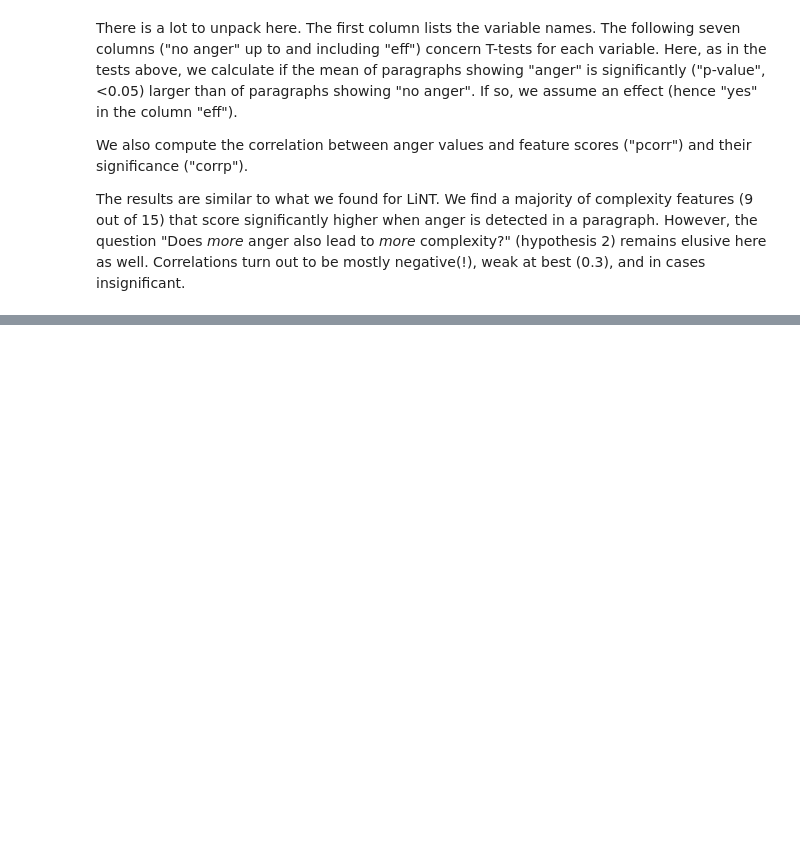
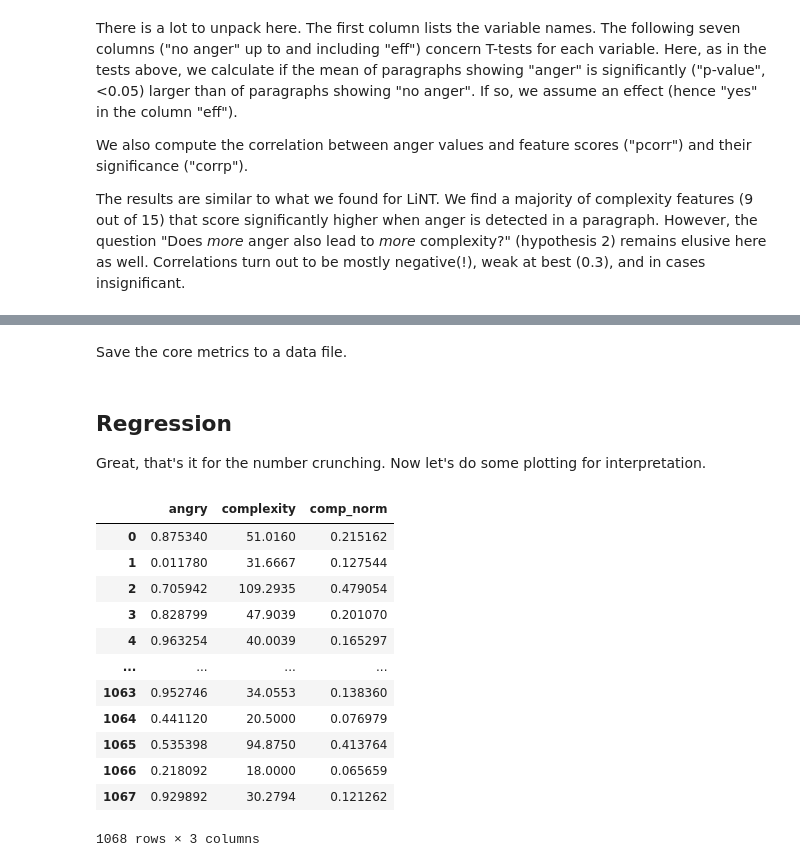
Before and after one commit to jorisvanzundert/Gul_Complexity, a Jupyter notebook: Lale_Gul-Ik_ga_leven-analysis.ipynb, the cells around one changed output, grey strips where cells are left out. Saved outputs shown, nothing was run; the diff lists cells and outputs as text; code cells hidden in the pictures; blank space fills up the shorter version.

```diff
--- a/Lale_Gul-Ik_ga_leven-analysis.ipynb
+++ b/Lale_Gul-Ik_ga_leven-analysis.ipynb
@@ -424,0 +515,2 @@ ax.legend();
+# %% [markdown]
+Save the core metrics to a data file.
@@ -424,0 +522,22 @@ ax.legend();
+# %% [markdown]
+## Regression
+
+Great, that's it for the number crunching. Now let's do some plotting for interpretation.
+# %%
+df = pd.read_csv( './data/sentence_metrics.csv', index_col=0 )
+df['comp_norm'] = (df['complexity']-df['complexity'].min())/(df['complexity'].max()-df['complexity'].min())
+df
+# %% [output]
+|  | angry | complexity | comp_norm |
+| 0 | 0.875340 | 51.0160 | 0.215162 |
+| 1 | 0.011780 | 31.6667 | 0.127544 |
+| 2 | 0.705942 | 109.2935 | 0.479054 |
+| 3 | 0.828799 | 47.9039 | 0.201070 |
+| 4 | 0.963254 | 40.0039 | 0.165297 |
+| ... | ... | ... | ... |
+| 1063 | 0.952746 | 34.0553 | 0.138360 |
+| 1064 | 0.441120 | 20.5000 | 0.076979 |
+| 1065 | 0.535398 | 94.8750 | 0.413764 |
+| 1066 | 0.218092 | 18.0000 | 0.065659 |
+| 1067 | 0.929892 | 30.2794 | 0.121262 |
+1068 rows × 3 columns
```
Also changed, not shown: parts of 60 cells of this notebook, 4 other files.
